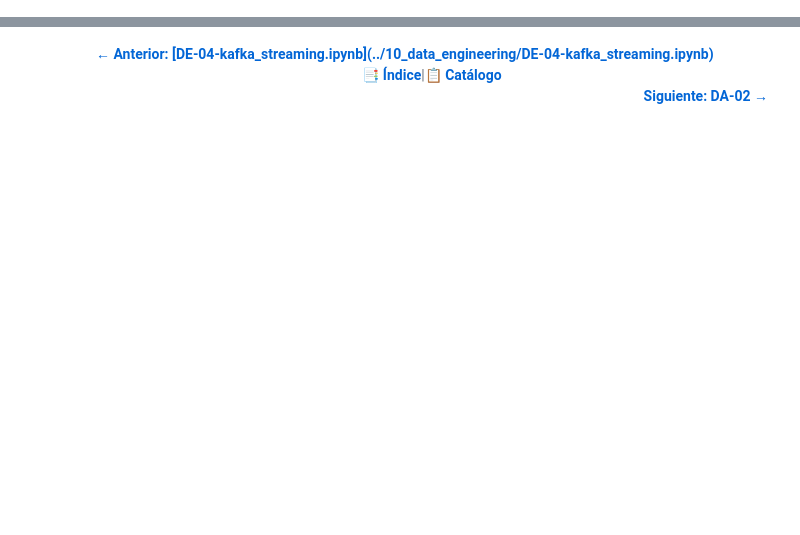
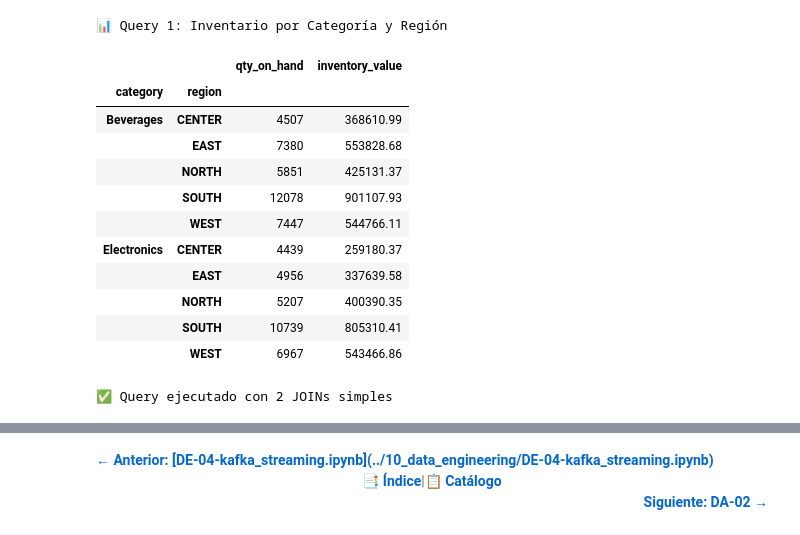
Before and after one commit to lraigosov/supply-chain-data-notebooks, a Jupyter notebook: notebooks/20_data_architecture/DA-01-modelo_dimensional.ipynb, the cells around one changed output, grey strips where cells are left out. Cells and saved outputs as stored; diff of their text form; code cells hidden in the pictures; blank space fills up the shorter version.

```diff
--- a/notebooks/20_data_architecture/DA-01-modelo_dimensional.ipynb
+++ b/notebooks/20_data_architecture/DA-01-modelo_dimensional.ipynb
@@ -679,0 +374,28 @@ for file in output_path.glob('*.parquet'):
+# %%
+# Construir dimensión ubicación
+dim_location = df_locations.copy()
+dim_location['location_key'] = range(1, len(dim_location) + 1)
+
+# Asegurar columnas con defaults
+defaults = {
+    'location_name': 'UNKNOWN_LOC',
+    'location_type': 'UNKNOWN',
+    'region': 'UNSPECIFIED',
+    'city': 'UNSPECIFIED',
+    'capacity_units': 0,
+    'is_active': 1
+}
+for col, default in defaults.items():
+    if col not in dim_location.columns:
+        dim_location[col] = default
+
+# Reordenar columnas
+ordered = ['location_key', 'location_id', 'location_name', 'location_type',
+           'region', 'city', 'capacity_units', 'is_active']
+dim_location = dim_location[[c for c in ordered if c in dim_location.columns]]
+
+print(f"✅ Paso 4 completado")
+print(f"\n📍 Dimensión ubicación creada: {len(dim_location):,} ubicaciones")
+print(f"📊 Tipos: {dim_location['location_type'].value_counts().to_dict()}")
+print(f"📊 Regiones: {dim_location['region'].nunique()}")
+display(dim_location.head(3))
@@ -679,0 +484,29 @@ for file in output_path.glob('*.parquet'):
+# %%
+# Query 1: Inventario por categoría y región
+query1 = fact_inventory_final.merge(
+    dim_product[['product_key', 'category']], on='product_key'
+).merge(
+    dim_location[['location_key', 'region']], on='location_key'
+).groupby(['category', 'region']).agg({
+    'qty_on_hand': 'sum',
+    'inventory_value': 'sum'
+}).round(2)
+
+print("📊 Query 1: Inventario por Categoría y Región")
+display(query1.head(10))
+print(f"\n✅ Query ejecutado con 2 JOINs simples")
+# %% [output]
+📊 Query 1: Inventario por Categoría y Región
+|  |  | qty_on_hand | inventory_value |
+| category | region |  |  |
+| Beverages | CENTER | 4507 | 368610.99 |
+|  | EAST | 7380 | 553828.68 |
+|  | NORTH | 5851 | 425131.37 |
+|  | SOUTH | 12078 | 901107.93 |
+|  | WEST | 7447 | 544766.11 |
+| Electronics | CENTER | 4439 | 259180.37 |
+|  | EAST | 4956 | 337639.58 |
+|  | NORTH | 5207 | 400390.35 |
+|  | SOUTH | 10739 | 805310.41 |
+|  | WEST | 6967 | 543466.86 |
+✅ Query ejecutado con 2 JOINs simples
```
Also changed, not shown: parts of 59 cells of this notebook, 1 other file.
